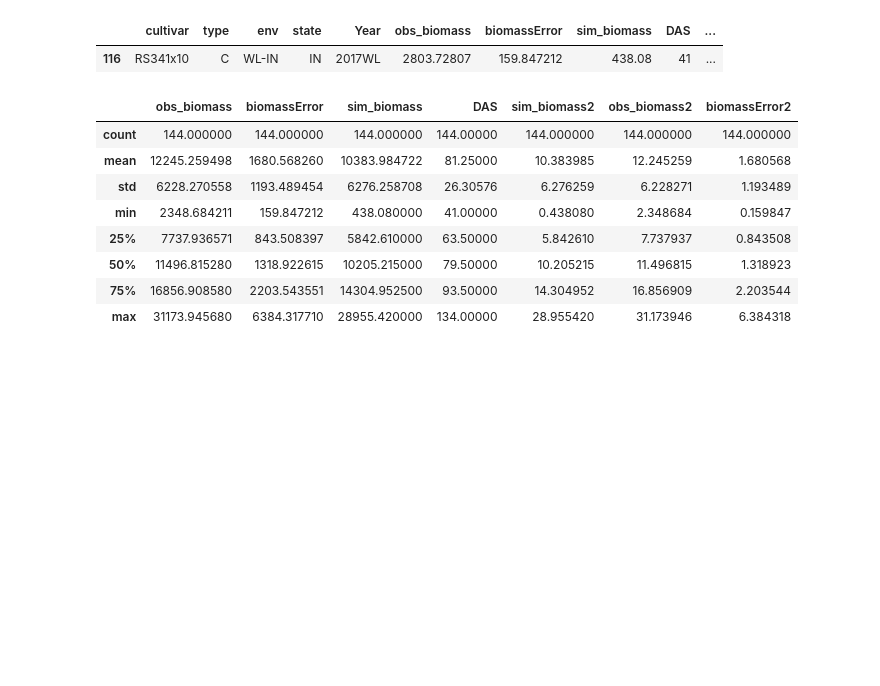
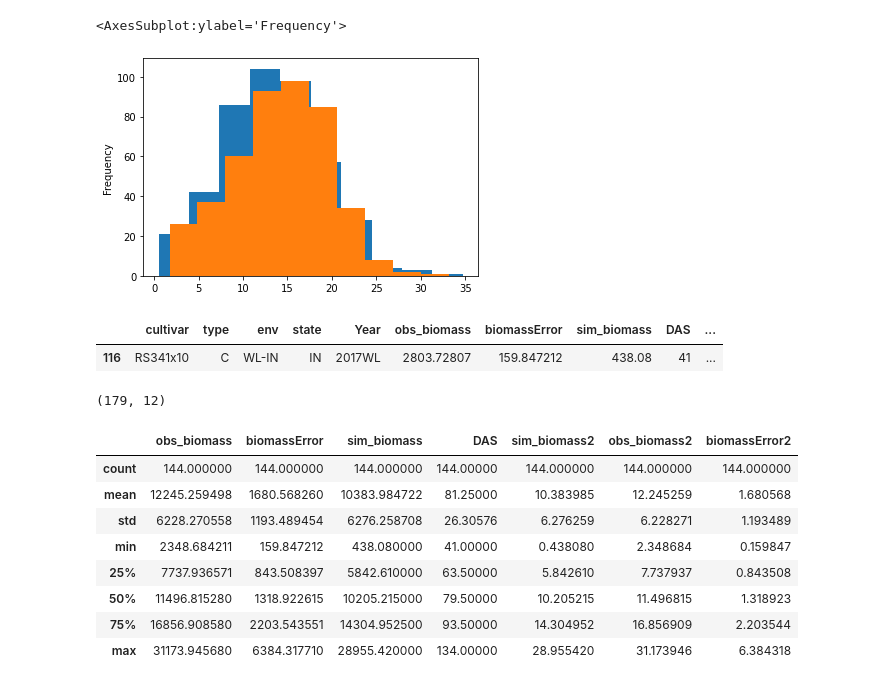
Before and after one commit to JJguri/APSIMClassicTools, a Jupyter notebook: SunGrantDataValidation.ipynb, the cells around one changed output. Cells and saved outputs as stored; diff of their text form; code cells hidden in the pictures; blank space fills up the shorter version.

Commit message:
update figures paper
update figures paper

```diff
--- a/SunGrantDataValidation.ipynb
+++ b/SunGrantDataValidation.ipynb
@@ -111,7 +109,7 @@ for file in filelist:
     #Rename
     b.rename(columns={'biomass':'sim_biomass'}, inplace=True)
     #Create new categories
-    b["name"] = b["state"] + "_" + b["location"] + "_" + b["cultivar"] + "_" + b["year"] + "_" + b["nitrogen"] + "_" + b["year2"]
+    b["name"] = b["location"] + "_" + b["state"] + "_" + b["cultivar"] + "_" + b["nitrogen"] + "_" + b["year"]  + "_" + b["year2"]
     b["env"] = b["location"] + "-" + b["state"]
     b["envyear"] = b["env"] + "-" + b["year"]
 
@@ -126,17 +124,18 @@ obs.rename(columns={'biomass':'obs_biomass'}, inplace=True)
 
 #merge obs and pre data
 df000 = pd.merge(all_sim, obs, on=["name"], how="inner")
-df00=df000.drop(['year_x','location_x','cultivar_x','state_x','nitrogen_x','year2_x'],axis=1)
-df00.rename(columns={'year_y':'year','location_y':'location','cultivar_y':'cultivar','state_y':'state','nitrogen_y':'nitrogen','year2_y':'year2'}, inplace=True)
+df00=df000.drop(['year_x','location_x','cultivar_x','state_x','nitrogen_x','year2_x','env_x'],axis=1)
+df00.rename(columns={'year_y':'year','location_y':'location','cultivar_y':'cultivar','state_y':'state','nitrogen_y':'nitrogen','year2_y':'year2',
+                    'env_y':'env'}, inplace=True)
 df00['delta'] = df00['obs_biomass']-df00['sim_biomass']
 
 #clean some data with suspicious deviations between reps and data from other sources than SunGrant
 #df00b = df00.loc[df00.env != 'We-TX']
 df00c = df00.loc[df00.envyear != 'CC-TX-2008']
-df = df00c.drop(df00c.index[[130, 145]])
+#df00d = df00c.drop(df00c.index[[130, 145]])
 a = ['MS_Ra_ES_2012_N200_Y_ALL','MS_Ra_M8_2010_N200_Y_ALL','TX_We_4E_2009_N000_Y2009','TX_We_4E_2009_N280_Y2009',
     'MS_Ra_ES_2011_N200_Y_ALL', 'MS_Ra_GN_2011_N200_Y_ALL']
-df = df[~df['name'].isin(a)]
+df = df00c[~df00c['name'].isin(a)]
 
 #Getting 15% off from Wa-NC biomass due to was harvested from 15 cm
 df.loc[df['env'] == 'Wa-NC', 'sim_biomass2'] = df['sim_biomass']*0.85
@@ -144,3 +143,20 @@ df.loc[df['env'] != 'Wa-NC', 'sim_biomass2'] = df['sim_biomass']
 
 #read Purdue data
 purdue = pd.read_csv(r'C:\Users\uqjojeda\Nextcloud\PURTERRA-A0131\2020\Validation\purdue.csv')
+BuTX = pd.read_csv(r'C:\Users\uqjojeda\Nextcloud\PURTERRA-A0131\2020\Validation\BuTX.csv')
+# %%
+df['sim_biomass3'] = df['sim_biomass2']/1000
+df['obs_biomass3'] = df['obs_biomass']/1000
+df['biomassError3'] = df['biomassError']/1000
+final0 = df.drop(df[(df['state'] == 'IN') & (df['year2'] == 'Y2015')].index)
+final00 = final0.loc[final0.name != 'We_TX_4E_N000_2009_Y2009']
+final00a = final00.loc[final00.name != 'Ra_MS_ES_N200_2011_Y_ALL']
+final00b = final00a.loc[final00a.name != 'We_TX_4E_N280_2009_Y2009']
+final00c = final00b.loc[final00b.name != 'Ra_MS_M8_N200_2010_Y_ALL']
+
+final000 = final00c.drop(['date', 'day', 'DaysAfterSowing', 'sim_biomass', 'stage', 'StageName',
+       'TotalTT()', 'Title',
+       'obs_biomass', 'biomassError', 'type',
+       'delta', 'sim_biomass2','envyear','cultivar2'],axis=1)
+
+final = pd.concat([final000, BuTX])
@@ -479,6 +775,16 @@ hide_toggle()
+# %%
+final.obs_biomass3.plot.hist()
+final.sim_biomass3.plot.hist()
+# %% [output]
+<AxesSubplot:ylabel='Frequency'>
+[figure, added]
 # %%
 final[final['sim_biomass2'] < 0.44]
 # %% [output]
 |  | cultivar | type | env | state | Year | obs_biomass | biomassError | sim_biomass | DAS | ... |
 | 116 | RS341x10 | C | WL-IN | IN | 2017WL | 2803.72807 | 159.847212 | 438.08 | 41 | ... |
+# %%
+final[final['state'] == 'IN'].shape
+# %% [output]
+(179, 12)
 # %%
```
Also changed, not shown: parts of 14 cells of this notebook.
